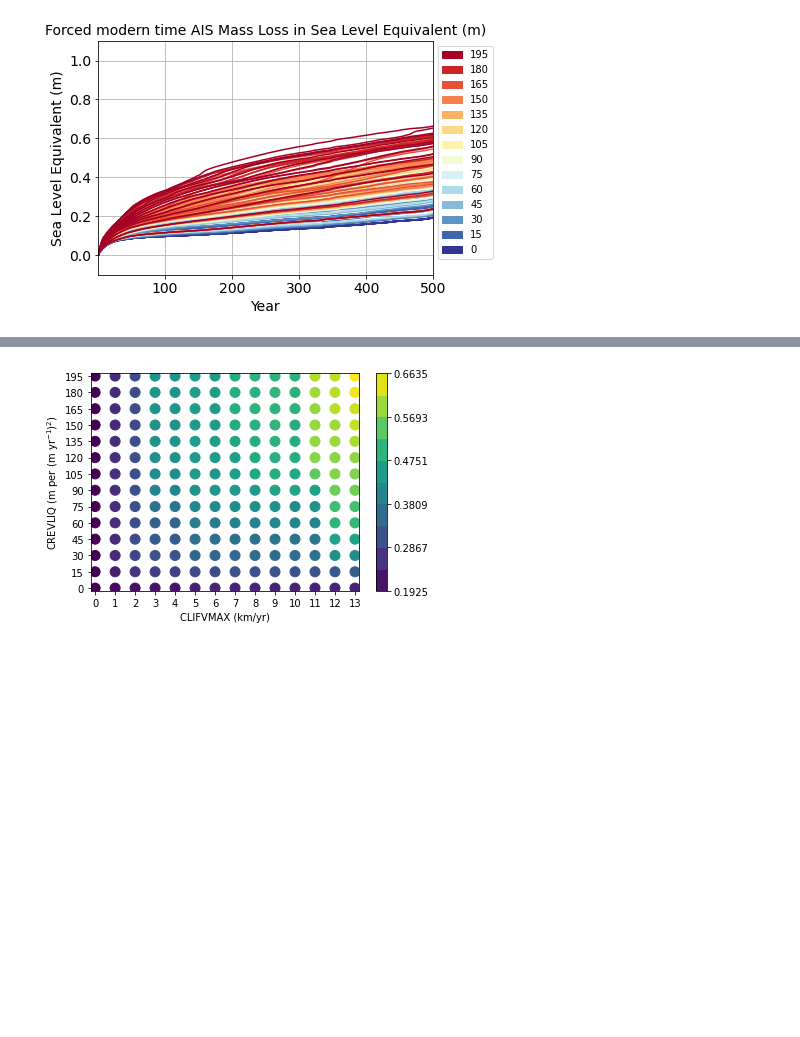
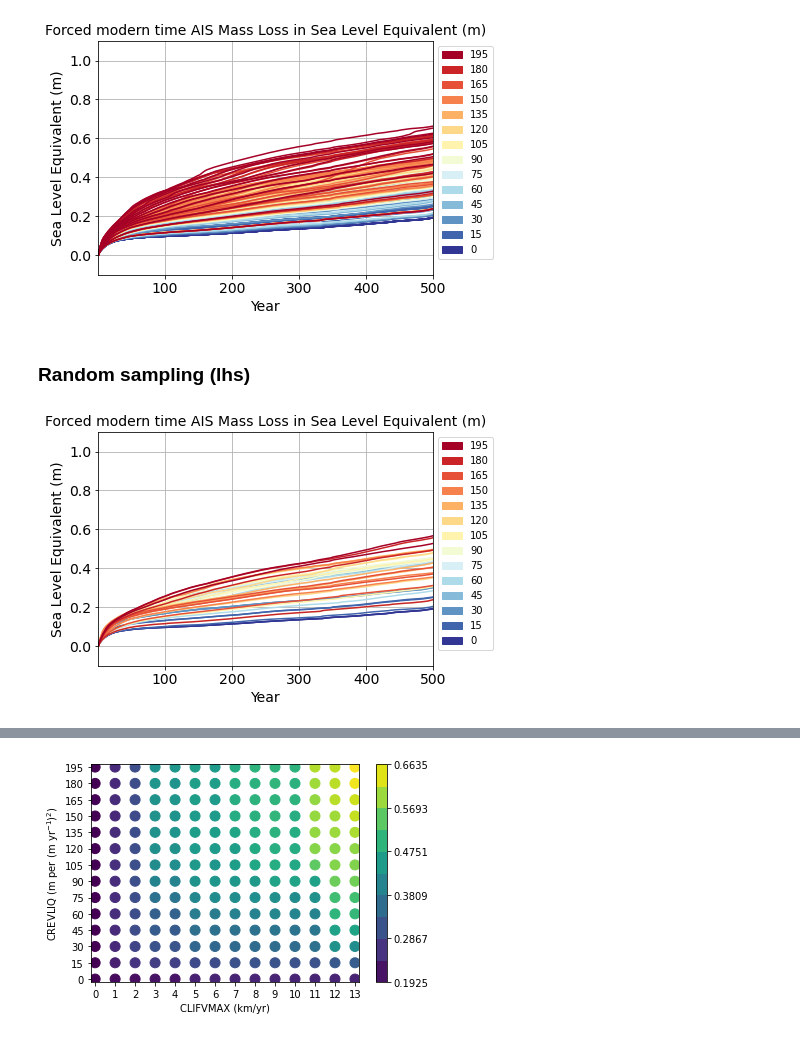
Before and after one commit to radical-collaboration/SAMPLE-ICM, a Jupyter notebook: notebooks/ISM_figures_40km.ipynb, the cells around one changed output, grey strips where cells are left out. Saved outputs shown, nothing was run; the diff lists cells and outputs as text; code cells hidden in the pictures; blank space fills up the shorter version.

```diff
--- a/notebooks/ISM_figures_40km.ipynb
+++ b/notebooks/ISM_figures_40km.ipynb
@@ -154,3 +176,9 @@ plot_timeseries_matplotlib(df, "esl(m)", ["cliffvmax","crevliq"])
 plot_timeseries_matplotlib(df, "esl(m)", ["crevliq", "cliffvmax"])
 # %% [output]
 [figure]
+# %% [markdown]
+### Random sampling (lhs)
+# %%
+plot_timeseries_matplotlib(df_rand, "esl(m)", ["crevliq", "cliffvmax"])
+# %% [output]
+[figure, added]
```
Also changed, not shown: parts of 11 cells of this notebook.
